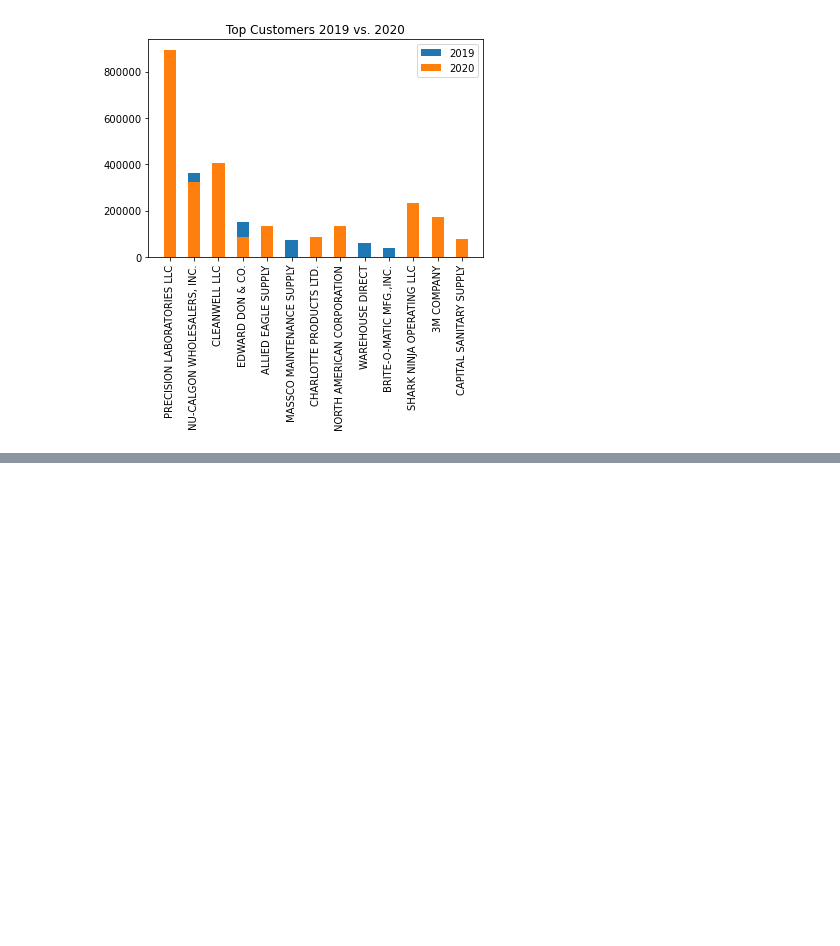
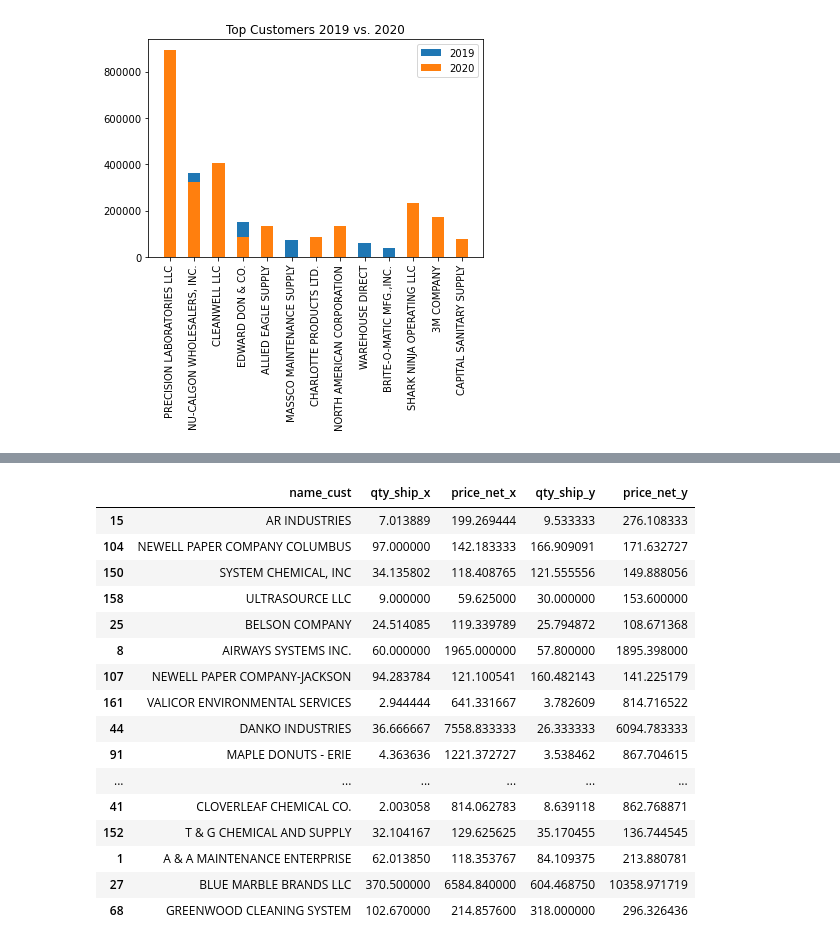
Before and after one commit to aadeba5/Project1, a Jupyter notebook: Nuance_Kayla.ipynb, the cells around one changed output, grey strips where cells are left out. Saved outputs shown, nothing was run; the diff lists cells and outputs as text; code cells hidden in the pictures; blank space fills up the shorter version.

```diff
--- a/Nuance_Kayla.ipynb
+++ b/Nuance_Kayla.ipynb
@@ -184,0 +224,21 @@ plt.show()
+# %%
+merged_average = pd.merge(avg_quantity_2019, avg_quantity_2020, on="name_cust").reset_index().sample(50)
+merged_average
+# %% [output]
+|  | name_cust | qty_ship_x | price_net_x | qty_ship_y | price_net_y |
+| 15 | AR INDUSTRIES | 7.013889 | 199.269444 | 9.533333 | 276.108333 |
+| 104 | NEWELL PAPER COMPANY COLUMBUS | 97.000000 | 142.183333 | 166.909091 | 171.632727 |
+| 150 | SYSTEM CHEMICAL, INC | 34.135802 | 118.408765 | 121.555556 | 149.888056 |
+| 158 | ULTRASOURCE LLC | 9.000000 | 59.625000 | 30.000000 | 153.600000 |
+| 25 | BELSON COMPANY | 24.514085 | 119.339789 | 25.794872 | 108.671368 |
+| 8 | AIRWAYS SYSTEMS INC. | 60.000000 | 1965.000000 | 57.800000 | 1895.398000 |
+| 107 | NEWELL PAPER COMPANY-JACKSON | 94.283784 | 121.100541 | 160.482143 | 141.225179 |
+| 161 | VALICOR ENVIRONMENTAL SERVICES | 2.944444 | 641.331667 | 3.782609 | 814.716522 |
+| 44 | DANKO INDUSTRIES | 36.666667 | 7558.833333 | 26.333333 | 6094.783333 |
+| 91 | MAPLE DONUTS - ERIE | 4.363636 | 1221.372727 | 3.538462 | 867.704615 |
+| ... | ... | ... | ... | ... | ... |
+| 41 | CLOVERLEAF CHEMICAL CO. | 2.003058 | 814.062783 | 8.639118 | 862.768871 |
+| 152 | T & G CHEMICAL AND SUPPLY | 32.104167 | 129.625625 | 35.170455 | 136.744545 |
+| 1 | A & A MAINTENANCE ENTERPRISE | 62.013850 | 118.353767 | 84.109375 | 213.880781 |
+| 27 | BLUE MARBLE BRANDS LLC | 370.500000 | 6584.840000 | 604.468750 | 10358.971719 |
+| 68 | GREENWOOD CLEANING SYSTEM | 102.670000 | 214.857600 | 318.000000 | 296.326436 |
```
Also changed, not shown: parts of 5 cells of this notebook.
